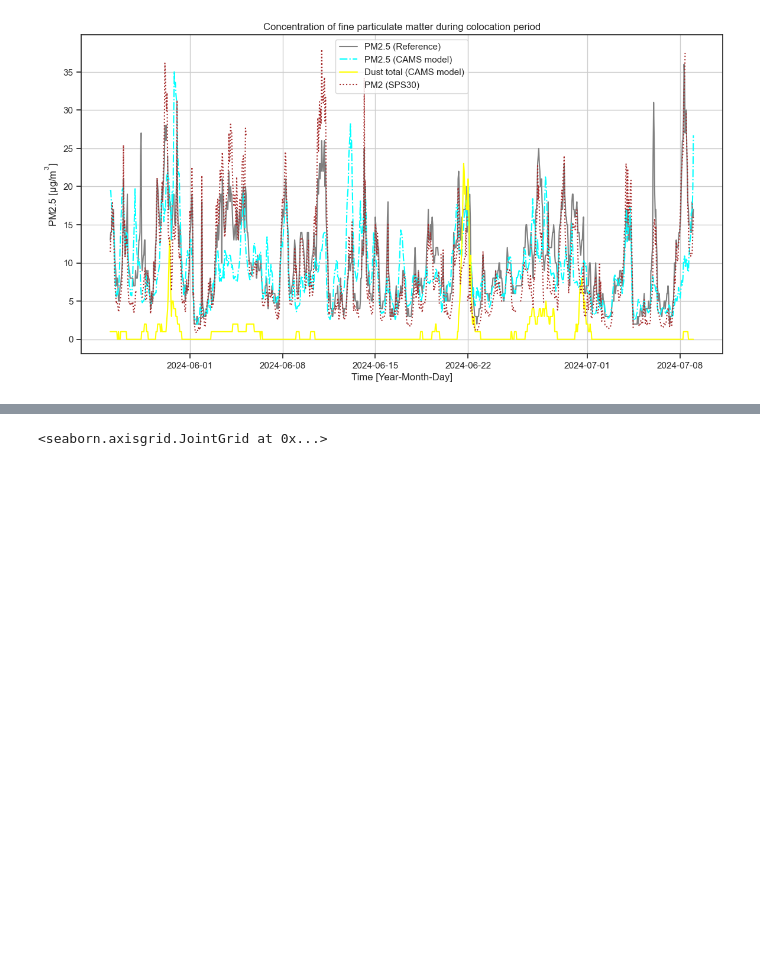
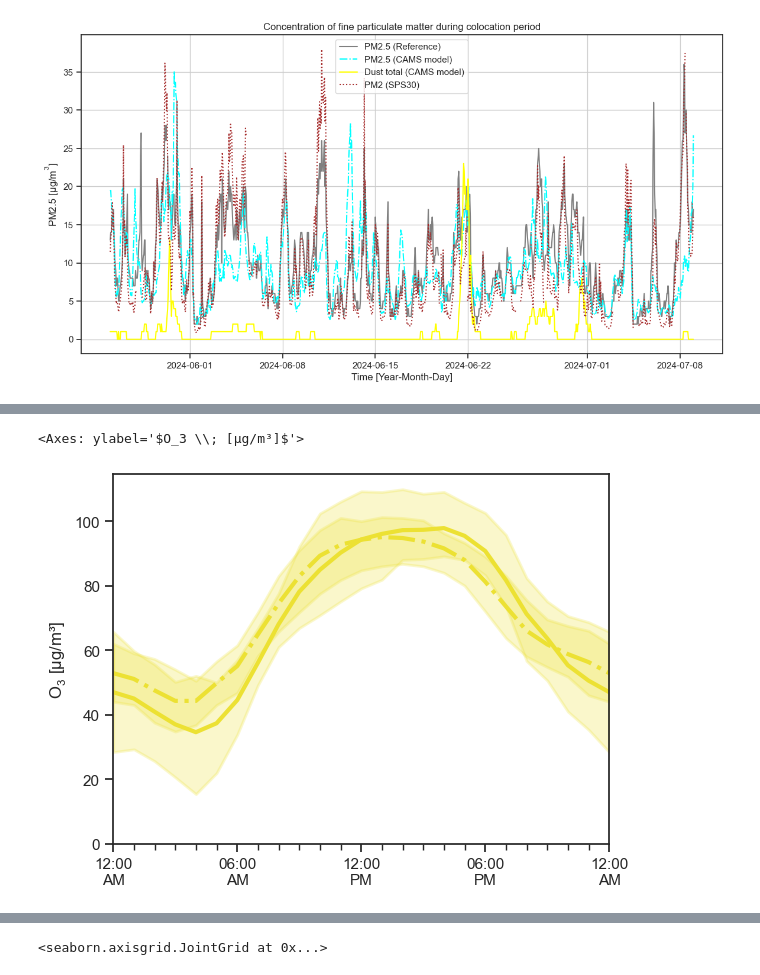
Before and after one commit to vn-hub/koloka, a Jupyter notebook: Eval3_summer.ipynb, the cells around one changed output, grey strips where cells are left out. Saved outputs shown, nothing was run; the diff lists cells and outputs as text; code cells hidden in the pictures; blank space fills up the shorter version.

```diff
--- a/Eval3_summer.ipynb
+++ b/Eval3_summer.ipynb
@@ -439,0 +456,18 @@ plt.show()
+# %%
+# Plot the diel trend
+atmospy.dielplot(data=df,
+    y="O3 [ug/m3]", x="GMT",
+#    y='ozone (μg/m³)', x="GMT",
+    ylabel="$O_3 \; [ppm]$",
+    plot_kws={"c": "y", "linestyle": "solid"},
+    ylim=(0, None))
+
+atmospy.dielplot(data=df,
+#    y="O3 [ug/m3]", x="GMT",
+    y='ozone (μg/m³)', x="GMT",
+    ylabel="$O_3 \; [μg/m³]$",
+    plot_kws={"c": "y", "linestyle": "dashdot"},
+    ylim=(0, None))
+# %% [output]
+<Axes: ylabel='$O_3 \\; [μg/m³]$'>
+[figure, added]
```
Also changed, not shown: parts of 3 cells of this notebook, 1 other file.
